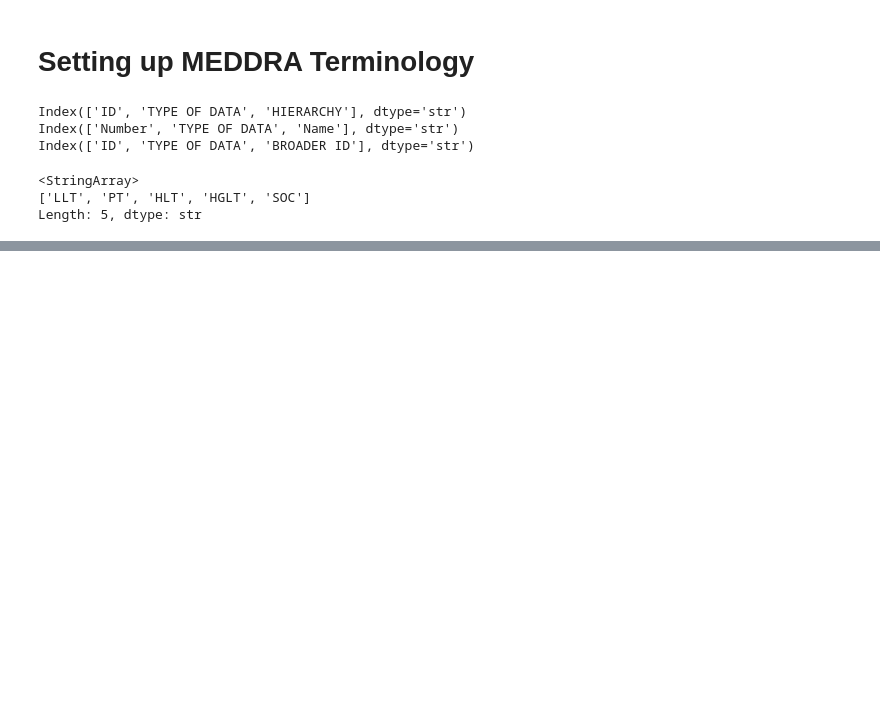
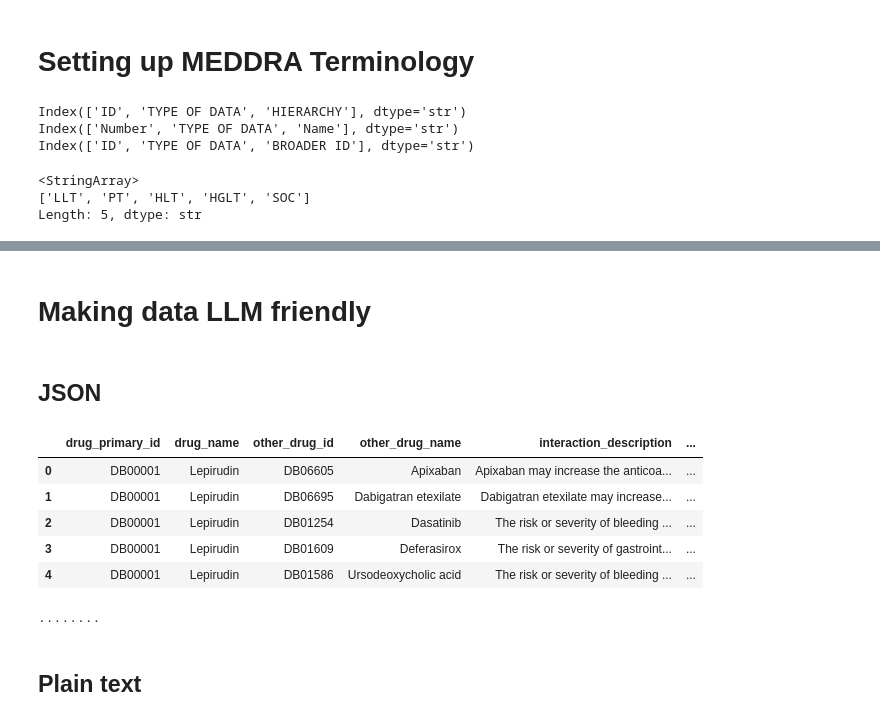
Before and after one commit to anayap0/deep-learning-26wi, a Jupyter notebook: label_extraction/data.ipynb, the cells around one changed output, grey strips where cells are left out. Saved outputs shown, nothing was run; the diff lists cells and outputs as text; code cells hidden in the pictures; blank space fills up the shorter version.

```diff
--- a/label_extraction/data.ipynb
+++ b/label_extraction/data.ipynb
@@ -110,3 +115,7 @@ merged.head()
 | 2 | 10000485 | type | HGLT | Acid-base disorders | broader | 10027433 | ... |
 | 3 | 10000546 | type | HGLT | Metabolism disorders NEC | broader | 10027433 | ... |
 | 4 | 10001302 | type | HGLT | Adjustment disorders (incl subtypes) | broader | 10037175 | ... |
+# %% [markdown]
+# Making data LLM friendly
+# %% [markdown]
+## JSON
@@ -112,0 +127,56 @@ merged.head()
+# %%
+interaction_info = pd.read_csv("../datasets/interactions.tsv", delimiter="\t")
+interaction_info.head()
+# %% [output]
+|  | drug_primary_id | drug_name | other_drug_id | other_drug_name | interaction_description | ... |
+| 0 | DB00001 | Lepirudin | DB06605 | Apixaban | Apixaban may increase the anticoa... | ... |
+| 1 | DB00001 | Lepirudin | DB06695 | Dabigatran etexilate | Dabigatran etexilate may increase... | ... |
+| 2 | DB00001 | Lepirudin | DB01254 | Dasatinib | The risk or severity of bleeding ... | ... |
+| 3 | DB00001 | Lepirudin | DB01609 | Deferasirox | The risk or severity of gastroint... | ... |
+| 4 | DB00001 | Lepirudin | DB01586 | Ursodeoxycholic acid | The risk or severity of bleeding ... | ... |
+# %%
+as_dict = {}
+drug_string_deets = [
+    "name",
+    "description",
+    "synthesis-reference",
+    "indication",
+    "pharmacodynamics",
+    "mechanism-of-action",
+    "toxicity",
+    "metabolism",
+    "absorption",
+    "half-life",
+    "protein-binding",
+    "route-of-elimination",
+    "volume-of-distribution",
+    "clearance"
+]
+drug_list_deets = [
+    ("category", "category"),
+    ("synonym", "synonym"),
+    ("food-interactions", "food-interaction")
+]
+i = 0
+for drug in tqdm(root.findall("db:drug", NAMESPACE)):
+    drug_name = drug.find("db:name", NAMESPACE).text
+    drug_id = drug.find("db:drugbank-id[@primary='true']", NAMESPACE).text
+    drug_info = {}
+    as_dict[drug_id] = drug_info
+
+    for attr in drug_string_deets:
+        attr_elt = drug.find(f"db:{attr}", NAMESPACE)
+        if attr is None:
+            raise RuntimeError(f"Couldn't find {attr} for {drug_name}")
+        drug_info[attr] = attr_elt.text
+    i += 1
+    if i % 100 == 0:
+        print(".", end="")
+    with open("../datasets/sample.xml", "wb") as f:
+        ET.ElementTree(drug).write(f)
+with open("../datasets/sample.json", "w") as f:
+    json.dump(as_dict, f)
+# %% [output]
+........
+# %% [markdown]
+## Plain text
```
Also changed, not shown: parts of 3 cells of this notebook, 3 other files.
